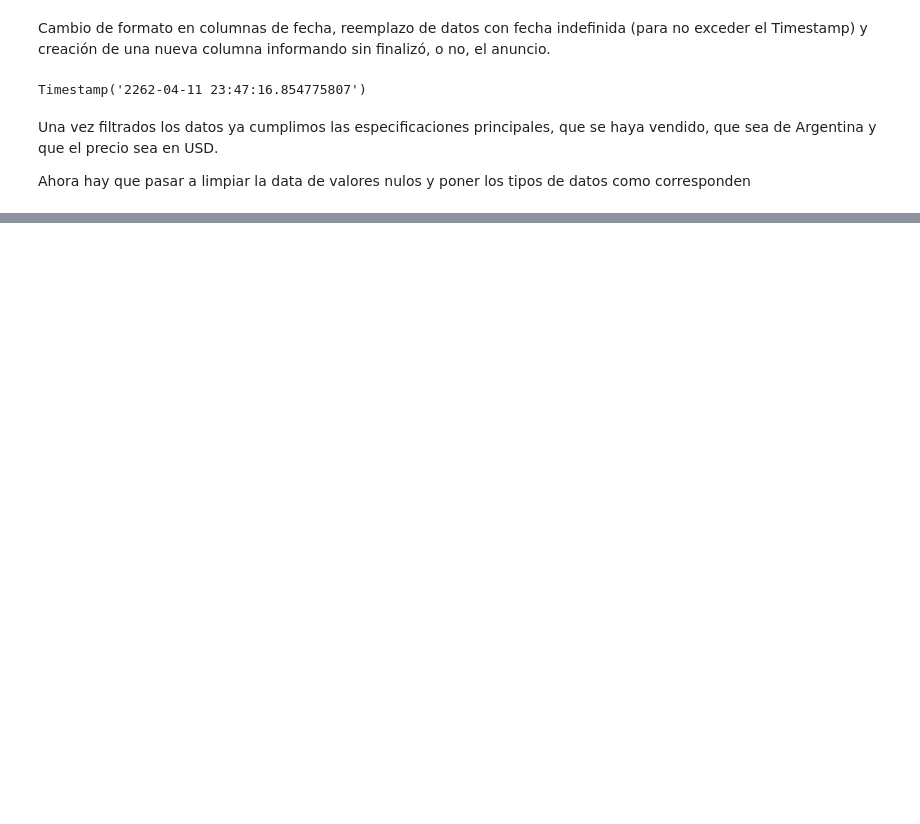
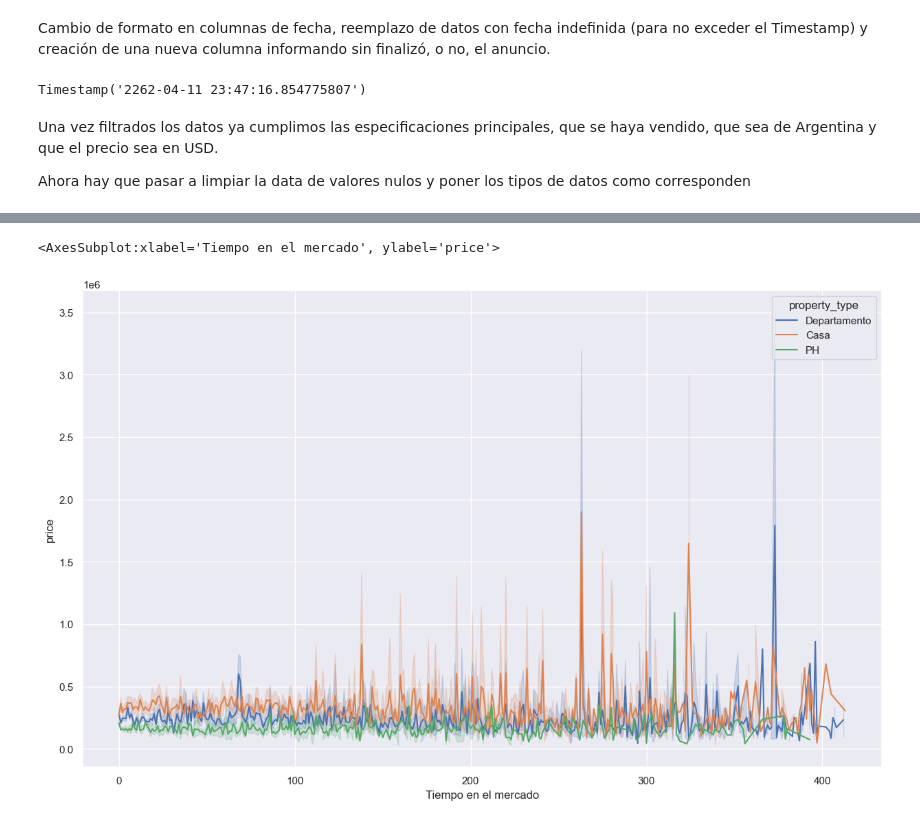
Before and after one commit to Jmgaz/Proyecto_Final_Data_Science, a Jupyter notebook: Proyecto_Final.ipynb, the cells around one changed output, grey strips where cells are left out. Saved outputs shown, nothing was run; the diff lists cells and outputs as text; code cells hidden in the pictures; blank space fills up the shorter version.

```diff
--- a/Proyecto_Final.ipynb
+++ b/Proyecto_Final.ipynb
@@ -153,0 +254,8 @@ Ahora hay que pasar a limpiar la data de valores nulos y poner los tipos de dato
+# %%
+temp_data = df[['Tiempo en el mercado','property_type','price']]
+temp_data = temp_data[(temp_data['property_type'] == 'Departamento') | (temp_data['property_type'] == 'Casa') | (temp_data['property_type'] == 'PH')]
+sns.set(rc={"figure.figsize":(15,9)})
+sns.lineplot(data=temp_data,x='Tiempo en el mercado',y='price',hue='property_type')
+# %% [output]
+<AxesSubplot:xlabel='Tiempo en el mercado', ylabel='price'>
+[figure, added]
```
Also changed, not shown: parts of 20 cells of this notebook.
